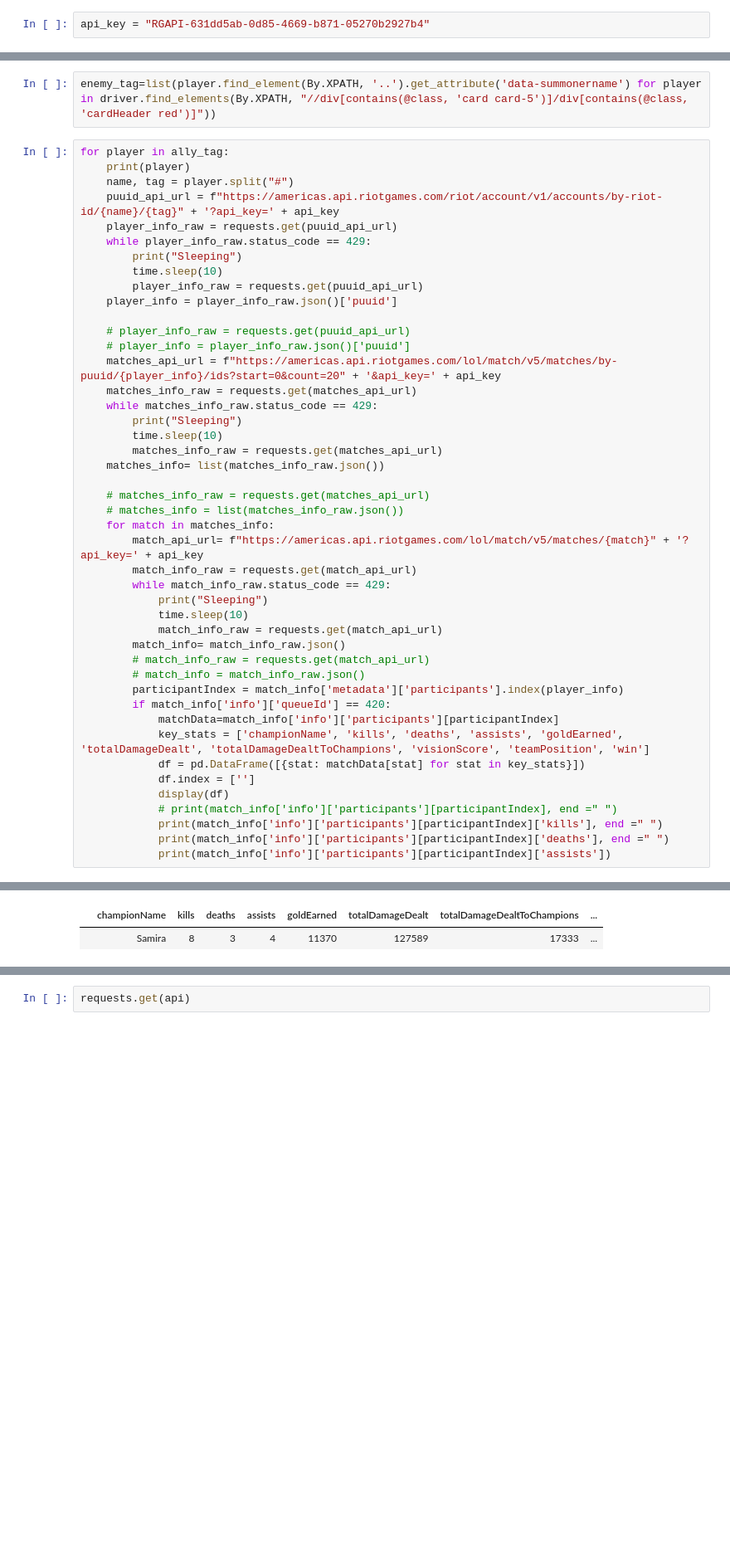
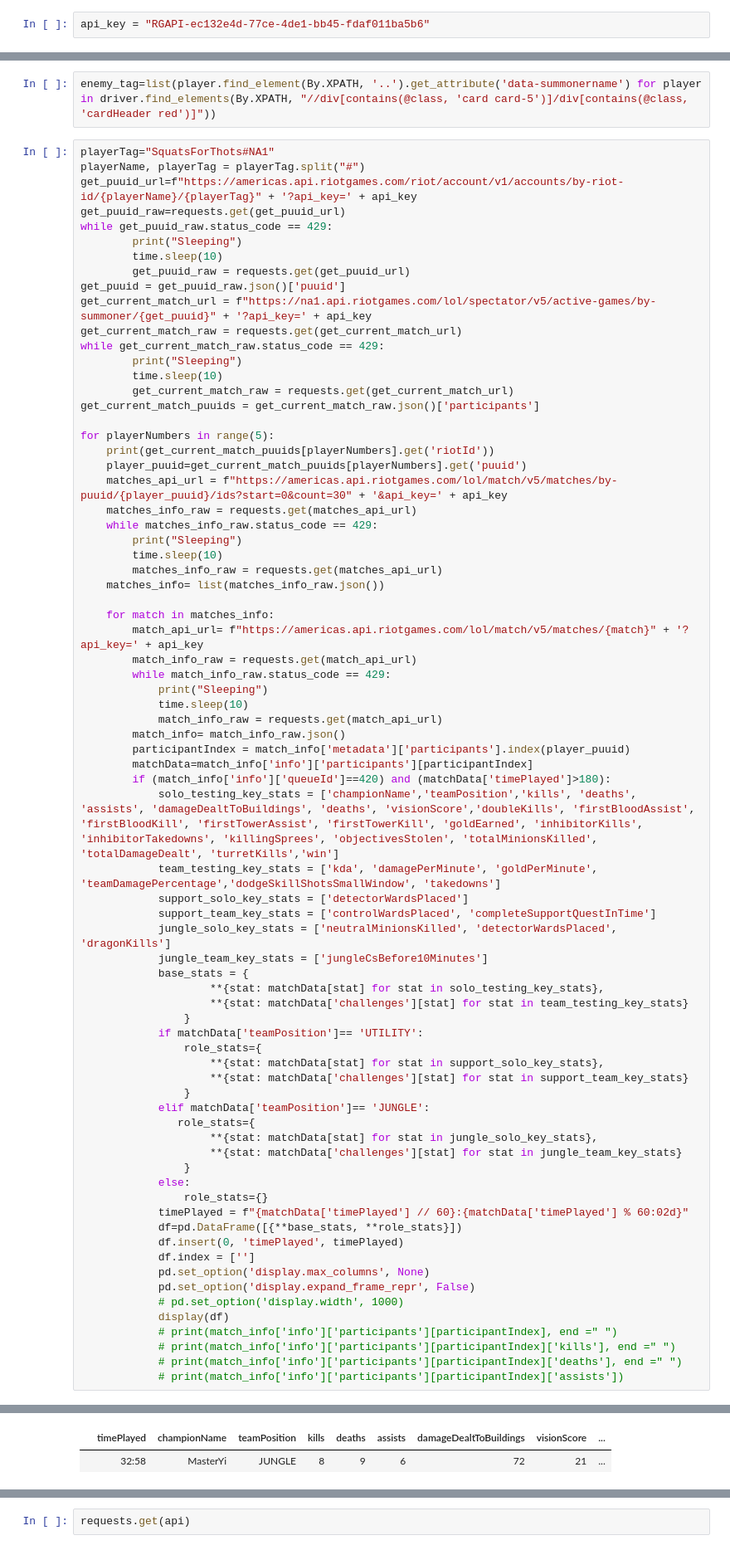
Before and after one commit to JoshuaMathewww/league_match_predictor, a Jupyter notebook: web_scraping.ipynb, the cells around one changed output, grey strips where cells are left out. Shown at 83% size. Drawn from its saved outputs; the diff is of its cells as text; blank space fills up the shorter version.

```diff
--- a/web_scraping.ipynb
+++ b/web_scraping.ipynb
@@ -9,5 +9,5 @@ from IPython.display import display
 # %%
 driver = webdriver.Chrome()
 # %%
-api_key = "RGAPI-631dd5ab-0d85-4669-b871-05270b2927b4"
+api_key = "RGAPI-ec132e4d-77ce-4de1-bb45-fdaf011ba5b6"
 # %%
@@ -22,20 +22,27 @@ ally_tag=list(player.find_element(By.XPATH, '..').get_attribute('data-summonerna
 # %%
 enemy_tag=list(player.find_element(By.XPATH, '..').get_attribute('data-summonername') for player in driver.find_elements(By.XPATH, "//div[contains(@class, 'card card-5')]/div[contains(@class, 'cardHeader red')]"))
 # %%
-for player in ally_tag:
-    print(player)
-    name, tag = player.split("#")
-    puuid_api_url = f"https://americas.api.riotgames.com/riot/account/v1/accounts/by-riot-id/{name}/{tag}" + '?api_key=' + api_key
-    player_info_raw = requests.get(puuid_api_url)
-    while player_info_raw.status_code == 429:
+playerTag="SquatsForThots#NA1"
+playerName, playerTag = playerTag.split("#")
+get_puuid_url=f"https://americas.api.riotgames.com/riot/account/v1/accounts/by-riot-id/{playerName}/{playerTag}" + '?api_key=' + api_key
+get_puuid_raw=requests.get(get_puuid_url)
+while get_puuid_raw.status_code == 429:
         print("Sleeping")
         time.sleep(10)
-        player_info_raw = requests.get(puuid_api_url)
-    player_info = player_info_raw.json()['puuid']
+        get_puuid_raw = requests.get(get_puuid_url)
+get_puuid = get_puuid_raw.json()['puuid']
+get_current_match_url = f"https://na1.api.riotgames.com/lol/spectator/v5/active-games/by-summoner/{get_puuid}" + '?api_key=' + api_key
+get_current_match_raw = requests.get(get_current_match_url)
+while get_current_match_raw.status_code == 429:
+        print("Sleeping")
+        time.sleep(10)
+        get_current_match_raw = requests.get(get_current_match_url)
+get_current_match_puuids = get_current_match_raw.json()['participants']
 
-    # player_info_raw = requests.get(puuid_api_url)
-    # player_info = player_info_raw.json()['puuid']
-    matches_api_url = f"https://americas.api.riotgames.com/lol/match/v5/matches/by-puuid/{player_info}/ids?start=0&count=20" + '&api_key=' + api_key
+for playerNumbers in range(5):
+    print(get_current_match_puuids[playerNumbers].get('riotId'))
+    player_puuid=get_current_match_puuids[playerNumbers].get('puuid')
+    matches_api_url = f"https://americas.api.riotgames.com/lol/match/v5/matches/by-puuid/{player_puuid}/ids?start=0&count=30" + '&api_key=' + api_key
     matches_info_raw = requests.get(matches_api_url)
     while matches_info_raw.status_code == 429:
         print("Sleeping")
@@ -43,8 +50,6 @@ for player in ally_tag:
         matches_info_raw = requests.get(matches_api_url)
     matches_info= list(matches_info_raw.json())
 
-    # matches_info_raw = requests.get(matches_api_url)
-    # matches_info = list(matches_info_raw.json())
     for match in matches_info:
         match_api_url= f"https://americas.api.riotgames.com/lol/match/v5/matches/{match}" + '?api_key=' + api_key
         match_info_raw = requests.get(match_api_url)
@@ -53,17 +58,41 @@ for player in ally_tag:
             time.sleep(10)
             match_info_raw = requests.get(match_api_url)
         match_info= match_info_raw.json()
-        # match_info_raw = requests.get(match_api_url)
-        # match_info = match_info_raw.json()
-        participantIndex = match_info['metadata']['participants'].index(player_info)
-        if match_info['info']['queueId'] == 420:
-            matchData=match_info['info']['participants'][participantIndex]
-            key_stats = ['championName', 'kills', 'deaths', 'assists', 'goldEarned', 'totalDamageDealt', 'totalDamageDealtToChampions', 'visionScore', 'teamPosition', 'win']
-            df = pd.DataFrame([{stat: matchData[stat] for stat in key_stats}])
+        participantIndex = match_info['metadata']['participants'].index(player_puuid)
+        matchData=match_info['info']['participants'][participantIndex]
+        if (match_info['info']['queueId']==420) and (matchData['timePlayed']>180):
+            solo_testing_key_stats = ['championName','teamPosition','kills', 'deaths', 'assists', 'damageDealtToBuildings', 'deaths', 'visionScore','doubleKills', 'firstBloodAssist', 'firstBloodKill', 'firstTowerAssist', 'firstTowerKill', 'goldEarned', 'inhibitorKills', 'inhibitorTakedowns', 'killingSprees', 'objectivesStolen', 'totalMinionsKilled', 'totalDamageDealt', 'turretKills','win']
+            team_testing_key_stats = ['kda', 'damagePerMinute', 'goldPerMinute', 'teamDamagePercentage','dodgeSkillShotsSmallWindow', 'takedowns']
+            support_solo_key_stats = ['detectorWardsPlaced']
+            support_team_key_stats = ['controlWardsPlaced', 'completeSupportQuestInTime']
+            jungle_solo_key_stats = ['neutralMinionsKilled', 'detectorWardsPlaced', 'dragonKills']
+            jungle_team_key_stats = ['jungleCsBefore10Minutes']
+            base_stats = {
+                    **{stat: matchData[stat] for stat in solo_testing_key_stats},
+                    **{stat: matchData['challenges'][stat] for stat in team_testing_key_stats}
+                }
+            if matchData['teamPosition']== 'UTILITY':
+                role_stats={
+                    **{stat: matchData[stat] for stat in support_solo_key_stats},
+                    **{stat: matchData['challenges'][stat] for stat in support_team_key_stats}
+                }
+            elif matchData['teamPosition']== 'JUNGLE':
+               role_stats={
+                    **{stat: matchData[stat] for stat in jungle_solo_key_stats},
+                    **{stat: matchData['challenges'][stat] for stat in jungle_team_key_stats}
+                }
+            else:
+                role_stats={}
+            timePlayed = f"{matchData['timePlayed'] // 60}:{matchData['timePlayed'] % 60:02d}"
+            df=pd.DataFrame([{**base_stats, **role_stats}])
+            df.insert(0, 'timePlayed', timePlayed)
             df.index = ['']
+            pd.set_option('display.max_columns', None)
+            pd.set_option('display.expand_frame_repr', False)
+            # pd.set_option('display.width', 1000)
             display(df)
             # print(match_info['info']['participants'][participantIndex], end =" ")
-            print(match_info['info']['participants'][participantIndex]['kills'], end =" ")
-            print(match_info['info']['participants'][participantIndex]['deaths'], end =" ")
-            print(match_info['info']['participants'][participantIndex]['assists'])
+            # print(match_info['info']['participants'][participantIndex]['kills'], end =" ")
+            # print(match_info['info']['participants'][participantIndex]['deaths'], end =" ")
+            # print(match_info['info']['participants'][participantIndex]['assists'])
 # %% [output]
@@ -73,2 +100,2 @@ Sleeping
-|  | championName | kills | deaths | assists | goldEarned | totalDamageDealt | totalDamageDealtToChampions | ... |
-|  | Samira | 8 | 3 | 4 | 11370 | 127589 | 17333 | ... |
+|  | timePlayed | championName | teamPosition | kills | deaths | assists | damageDealtToBuildings | visionScore | ... |
+|  | 32:58 | MasterYi | JUNGLE | 8 | 9 | 6 | 72 | 21 | ... |
```
Also changed, not shown: parts of 2 cells of this notebook.
